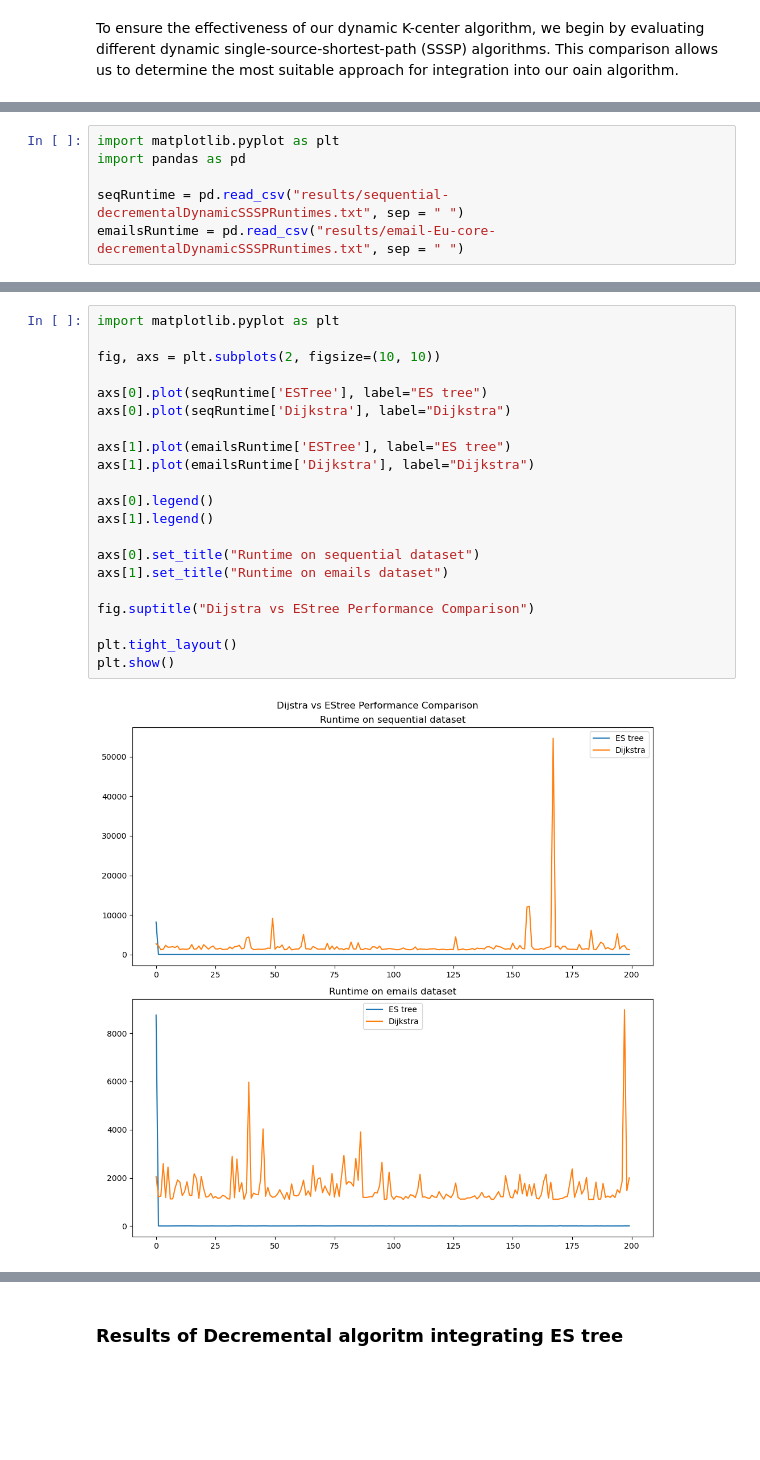
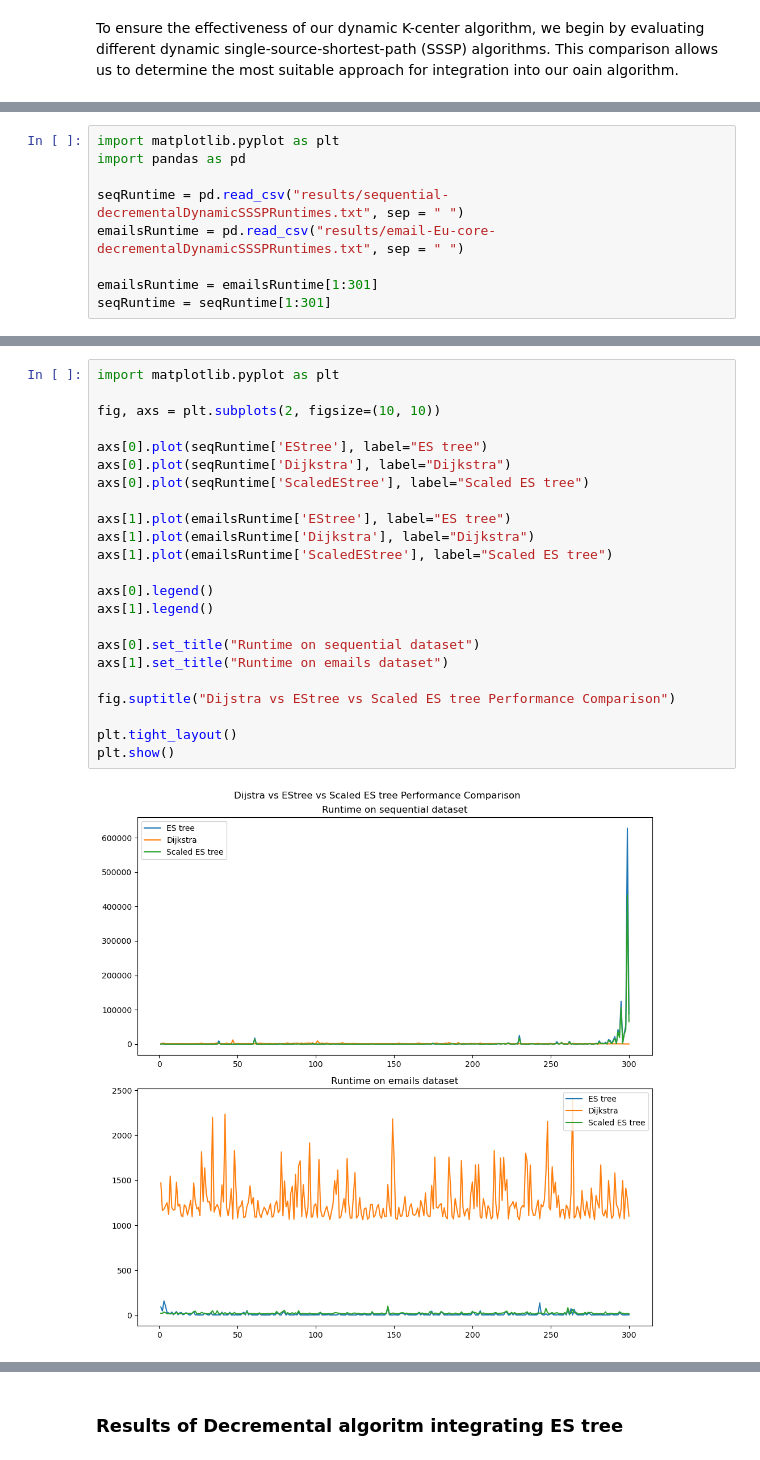
Before and after one commit to nina314/master-thesis, a Jupyter notebook: runtime_cost_analysis.ipynb, the cells around one changed output, grey strips where cells are left out. Drawn from its saved outputs; the diff is of its cells as text; blank space fills up the shorter version.

```diff
--- a/runtime_cost_analysis.ipynb
+++ b/runtime_cost_analysis.ipynb
@@ -17,6 +19,9 @@ import pandas as pd
 
 seqRuntime = pd.read_csv("results/sequential-decrementalDynamicSSSPRuntimes.txt", sep = " ")
 emailsRuntime = pd.read_csv("results/email-Eu-core-decrementalDynamicSSSPRuntimes.txt", sep = " ")
+
+emailsRuntime = emailsRuntime[1:301]
+seqRuntime = seqRuntime[1:301]
 # %%
 import matplotlib.pyplot as plt
 
@@ -46,23 +53,25 @@ plt.show()
 # %%
 import matplotlib.pyplot as plt
 
 fig, axs = plt.subplots(2, figsize=(10, 10))
 
-axs[0].plot(seqRuntime['ESTree'], label="ES tree")
+axs[0].plot(seqRuntime['EStree'], label="ES tree")
 axs[0].plot(seqRuntime['Dijkstra'], label="Dijkstra")
+axs[0].plot(seqRuntime['ScaledEStree'], label="Scaled ES tree")
 
-axs[1].plot(emailsRuntime['ESTree'], label="ES tree")
+axs[1].plot(emailsRuntime['EStree'], label="ES tree")
 axs[1].plot(emailsRuntime['Dijkstra'], label="Dijkstra")
+axs[1].plot(emailsRuntime['ScaledEStree'], label="Scaled ES tree")
 
 axs[0].legend()
 axs[1].legend()
 
 axs[0].set_title("Runtime on sequential dataset")
 axs[1].set_title("Runtime on emails dataset")
 
-fig.suptitle("Dijstra vs EStree Performance Comparison")
+fig.suptitle("Dijstra vs EStree vs Scaled ES tree Performance Comparison")
 
 plt.tight_layout()
 plt.show()
 # %% [output]
-[figure, old version]
+[figure, new version]
```
Also changed, not shown: parts of 8 cells of this notebook, 14 other files.
